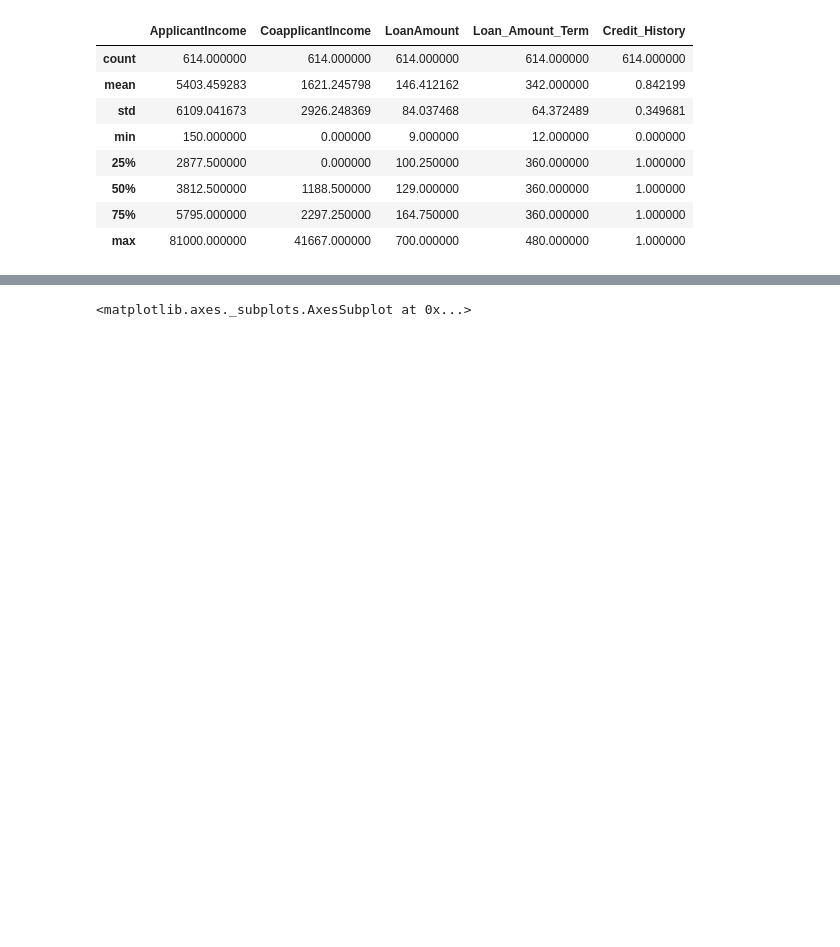
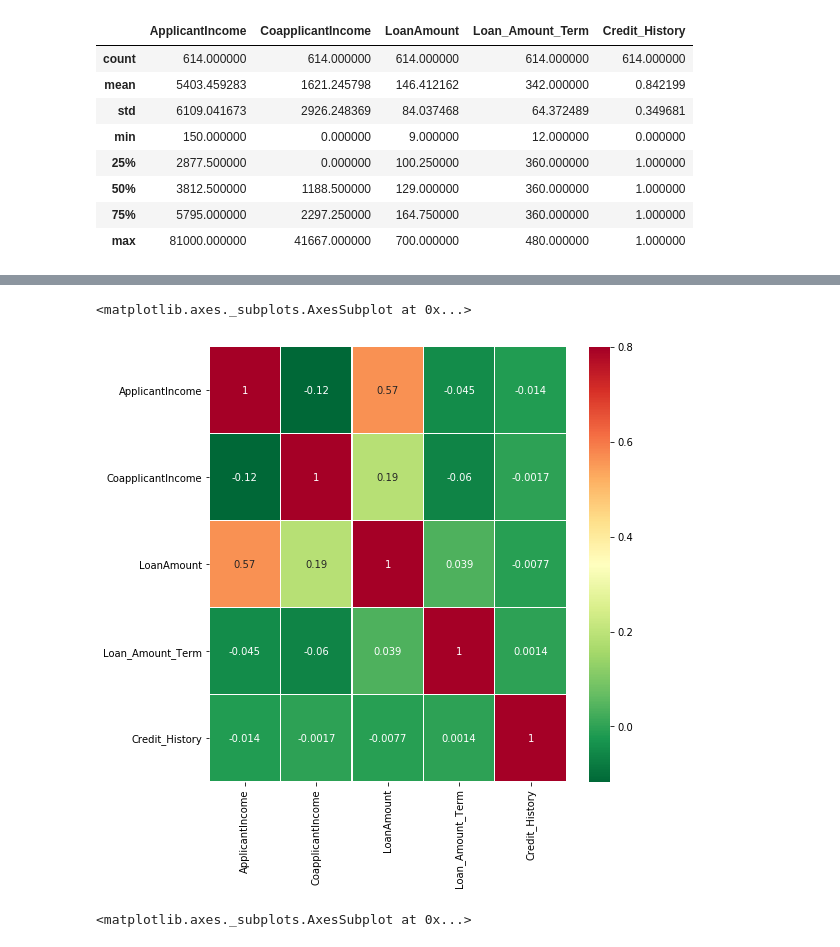
Before and after one commit to HimanshuSharma334/project5-10, a Jupyter notebook: Fraud_Loan_Prediction.ipynb, the cells around one changed output, grey strips where cells are left out. Drawn from its saved outputs; the diff is of its cells as text; code cells hidden in the pictures; blank space fills up the shorter version.

```diff
--- a/Fraud_Loan_Prediction.ipynb
+++ b/Fraud_Loan_Prediction.ipynb
@@ -128,3 +166,16 @@ bank.describe()
+# %%
+# Correlation Plot
+corrmat = bank.corr()
+
+#Set uo the matplolib figure
+f, ax = plt.subplots(figsize=(8,8))
+
+#Draw the heatmap using seaborn
+colormap = plt.cm.RdYlGn_r
+sns.heatmap(corrmat, linewidths=0.1, cmap = colormap, linecolor = 'White', vmax=0.8, annot=True)
+# %% [output]
+<matplotlib.axes._subplots.AxesSubplot at 0x...>
+[figure, added]
 # %%
 sns.countplot(x='Gender',data=bank,hue='Loan_Status')
 # %% [output]
```
Also changed, not shown: parts of 3 cells of this notebook.
